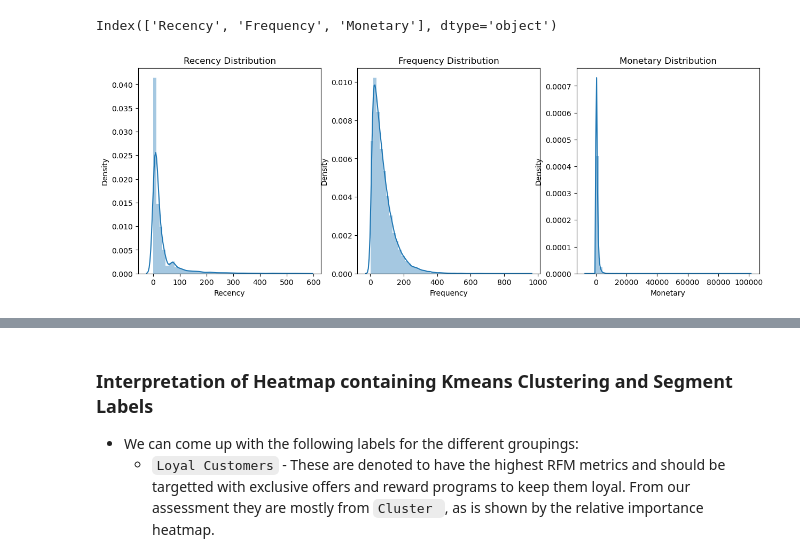
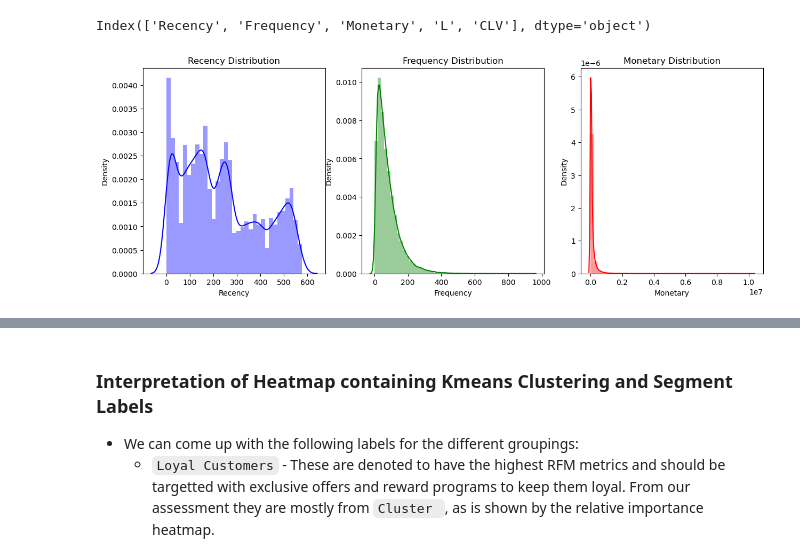
Before and after one commit to PeterBaraka/ml_fieldwork_lab, a Jupyter notebook: seg_clustering.ipynb, the cells around one changed output, grey strips where cells are left out. Drawn from its saved outputs; the diff is of its cells as text; code cells hidden in the pictures.

```diff
--- a/seg_clustering.ipynb
+++ b/seg_clustering.ipynb
@@ -43,29 +35,28 @@ Index(['CUSTOMER_ID', 'Recency', 'Frequency', 'Monetary', 'POINTS_SPENT',
 # %%
 # Drop the columns that are not needed for the clustering analysis
-df_copy = df_copy.drop(['CUSTOMER_ID', 'R', 'F', 'M', 'RFM_Segment',
-       'General_Segment', 'RFM_Score', 'POINTS_SPENT',
-       'loyalty_score', 'LONGEVITY'], axis=1)
+df_copy = df_copy.drop(['CUSTOMER_ID'], axis=1)
 
 # Check the columns that are left in the dataset
 df_copy.columns
 # %% [output]
-Index(['Recency', 'Frequency', 'Monetary'], dtype='object')
+Index(['Recency', 'Frequency', 'Monetary', 'L', 'CLV'], dtype='object')
 # %%
 # Plot the distribution of the data
 plt.figure(figsize=(15, 5))
 
+# Plot subplots for Recency, Frequency and Monetary
 plt.subplot(1, 3, 1)
-sns.distplot(df_copy['Recency'])
+sns.distplot(df_copy['Recency'], color='blue')
 plt.title('Recency Distribution')
 
 plt.subplot(1, 3, 2)
-sns.distplot(df_copy['Frequency'])
+sns.distplot(df_copy['Frequency'], color='green')
 plt.title('Frequency Distribution')
 
 plt.subplot(1, 3, 3)
-sns.distplot(df_copy['Monetary'])
+sns.distplot(df_copy['Monetary'], color='red')
 plt.title('Monetary Distribution')
 
 plt.show()
 # %% [output]
-[figure, old version]
+[figure, new version]
```
Also changed, not shown: parts of 34 cells of this notebook.
